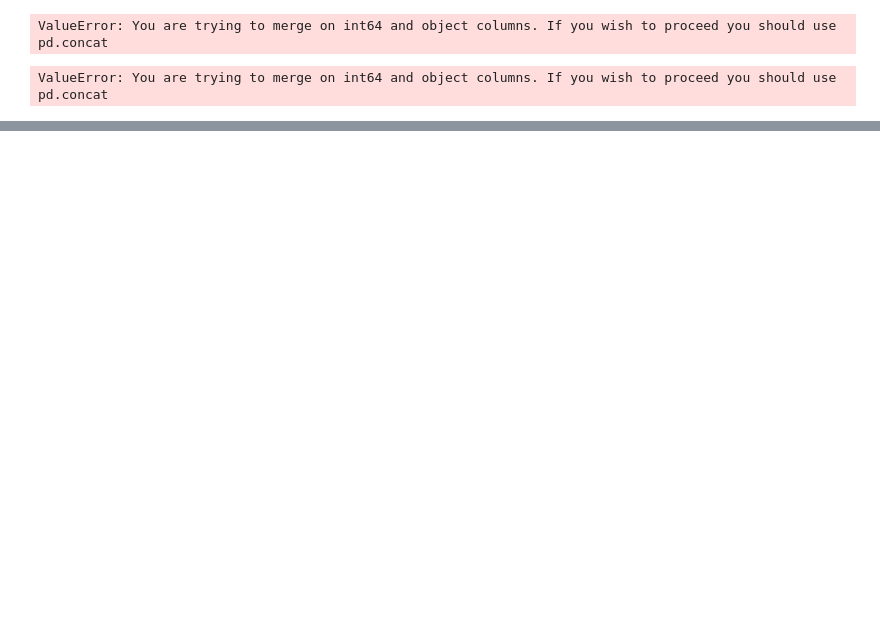
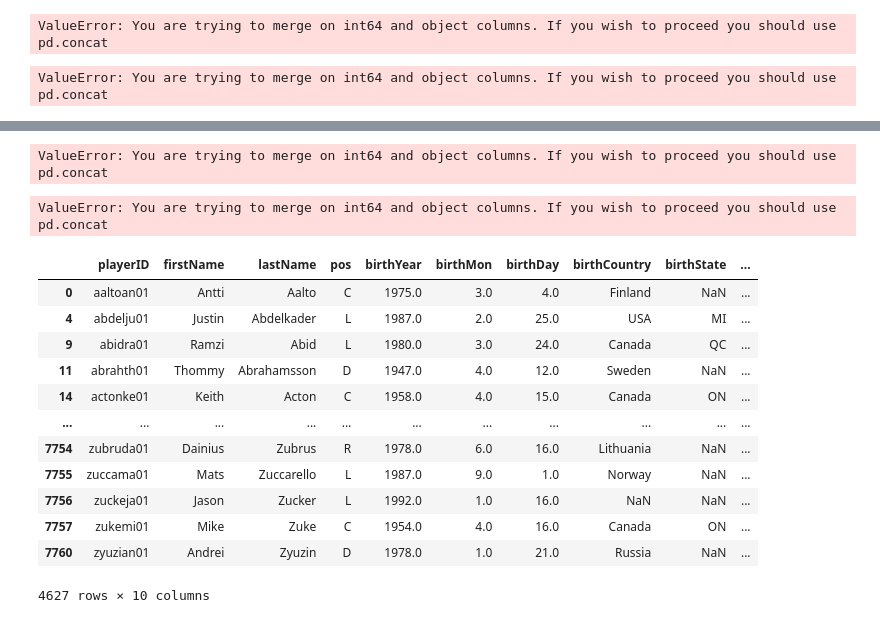
Before and after one commit to yaowenqiang/panda_playbook, a Jupyter notebook: advanced_pandas.ipynb, the cells around one changed output, grey strips where cells are left out. Drawn from its saved outputs; the diff is of its cells as text; code cells hidden in the pictures; blank space fills up the shorter version.

Commit message:
add more merge demo

```diff
--- a/advanced_pandas.ipynb
+++ b/advanced_pandas.ipynb
@@ -332,0 +380,4 @@ ValueError: You are trying to merge on int64 and object columns. If you wish to
+# %%
+pd.merge(master2, scoring, left_index=True, right_on='playerID', how='right').shape
+# %% [output]
+ValueError: You are trying to merge on int64 and object columns. If you wish to proceed you should use pd.concat
@@ -332,0 +386,20 @@ ValueError: You are trying to merge on int64 and object columns. If you wish to
+# %%
+merged = pd.merge(master2, scoring, left_index=True, right_on='playerID', how='outer', indicator=True)
+# %% [output]
+ValueError: You are trying to merge on int64 and object columns. If you wish to proceed you should use pd.concat
+# %%
+master
+# %% [output]
+|  | playerID | firstName | lastName | pos | birthYear | birthMon | birthDay | birthCountry | birthState | ... |
+| 0 | aaltoan01 | Antti | Aalto | C | 1975.0 | 3.0 | 4.0 | Finland | NaN | ... |
+| 4 | abdelju01 | Justin | Abdelkader | L | 1987.0 | 2.0 | 25.0 | USA | MI | ... |
+| 9 | abidra01 | Ramzi | Abid | L | 1980.0 | 3.0 | 24.0 | Canada | QC | ... |
+| 11 | abrahth01 | Thommy | Abrahamsson | D | 1947.0 | 4.0 | 12.0 | Sweden | NaN | ... |
+| 14 | actonke01 | Keith | Acton | C | 1958.0 | 4.0 | 15.0 | Canada | ON | ... |
+| ... | ... | ... | ... | ... | ... | ... | ... | ... | ... | ... |
+| 7754 | zubruda01 | Dainius | Zubrus | R | 1978.0 | 6.0 | 16.0 | Lithuania | NaN | ... |
+| 7755 | zuccama01 | Mats | Zuccarello | L | 1987.0 | 9.0 | 1.0 | Norway | NaN | ... |
+| 7756 | zuckeja01 | Jason | Zucker | L | 1992.0 | 1.0 | 16.0 | NaN | NaN | ... |
+| 7757 | zukemi01 | Mike | Zuke | C | 1954.0 | 4.0 | 16.0 | Canada | ON | ... |
+| 7760 | zyuzian01 | Andrei | Zyuzin | D | 1978.0 | 1.0 | 21.0 | Russia | NaN | ... |
+4627 rows × 10 columns
```
Also changed, not shown: parts of 16 cells of this notebook.
